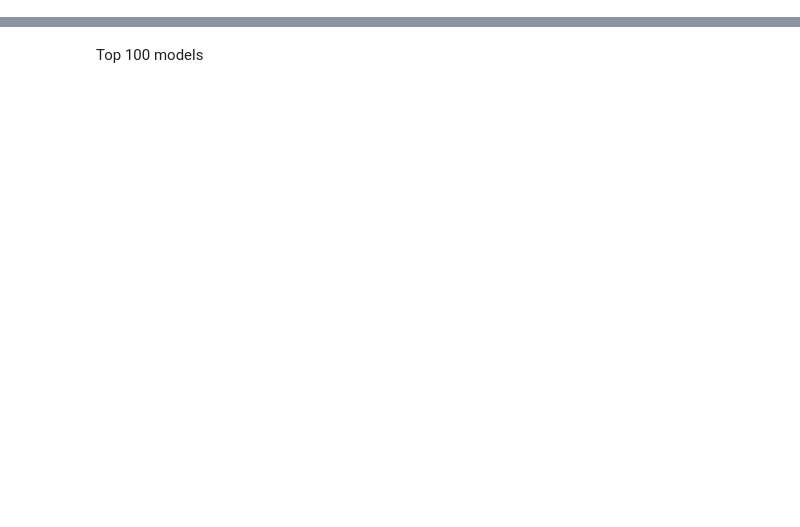
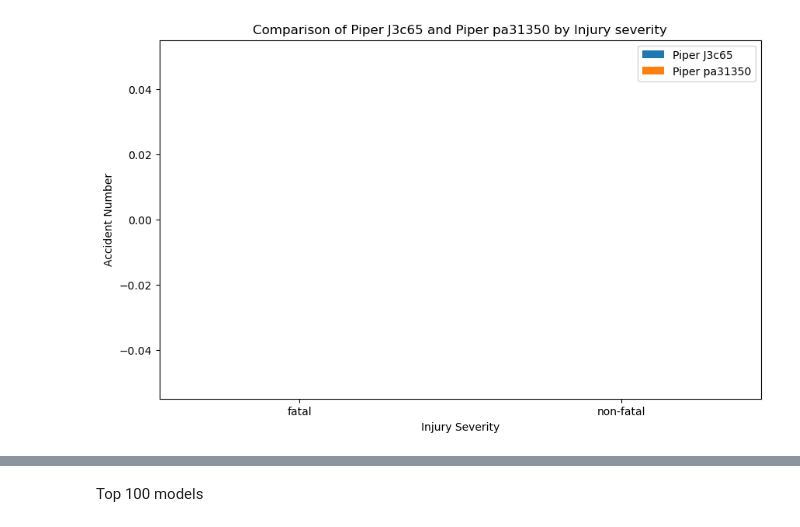
Before and after one commit to dvdhartsman/phase_1_project, a Jupyter notebook: danayt_notebooks/small_planes.ipynb, the cells around one changed output, grey strips where cells are left out. Drawn from its saved outputs; the diff is of its cells as text; code cells hidden in the pictures; blank space fills up the shorter version.

```diff
--- a/danayt_notebooks/small_planes.ipynb
+++ b/danayt_notebooks/small_planes.ipynb
@@ -216,3 +152,29 @@ plt.show()
+# %%
+make1 = 'Piper'
+model1 = 'J3c65'
+make2 = 'Piper'
+model2 = 'pa31350'
+
+
+make1_model1_data = df[(df['make'] == make1) & (df['model'] == model1)]
+make2_model2_data = df[(df['make'] == make2) & (df['model'] == model2)]
+categories = ['fatal', 'non-fatal']
+bar_width = 0.35
+
+fig, ax = plt.subplots(figsize=(10, 6))
+bar1 = ax.bar(np.arange(len(categories)), make1_model1_data['injury_severity'].value_counts().reindex(categories, fill_value=0), bar_width, label=f'{make1} {model1}')
+bar2 = ax.bar(np.arange(len(categories)) + bar_width, make2_model2_data['injury_severity'].value_counts().reindex(categories, fill_value=0), bar_width, label=f'{make2} {model2}')
+
+ax.set_xlabel('Injury Severity')
+ax.set_ylabel('Accident Number')
+ax.set_title(f'Comparison of {make1} {model1} and {make2} {model2} by Injury severity')
+ax.set_xticks(np.arange(len(categories)) + bar_width / 2)
+ax.set_xticklabels(categories)
+ax.legend()
+
+plt.show()
+# %% [output]
+[figure, added]
 # %%
 make1 = 'Beech'
 model1 = '58'
```
Also changed, not shown: parts of 26 cells of this notebook, 1 other file.
